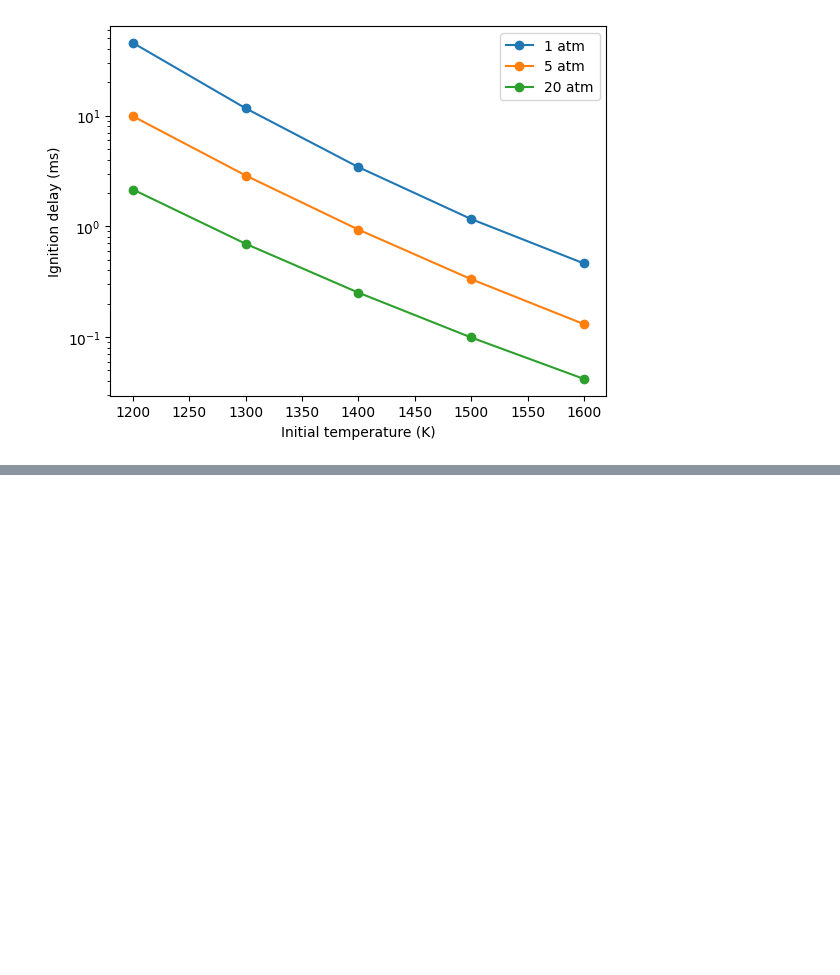
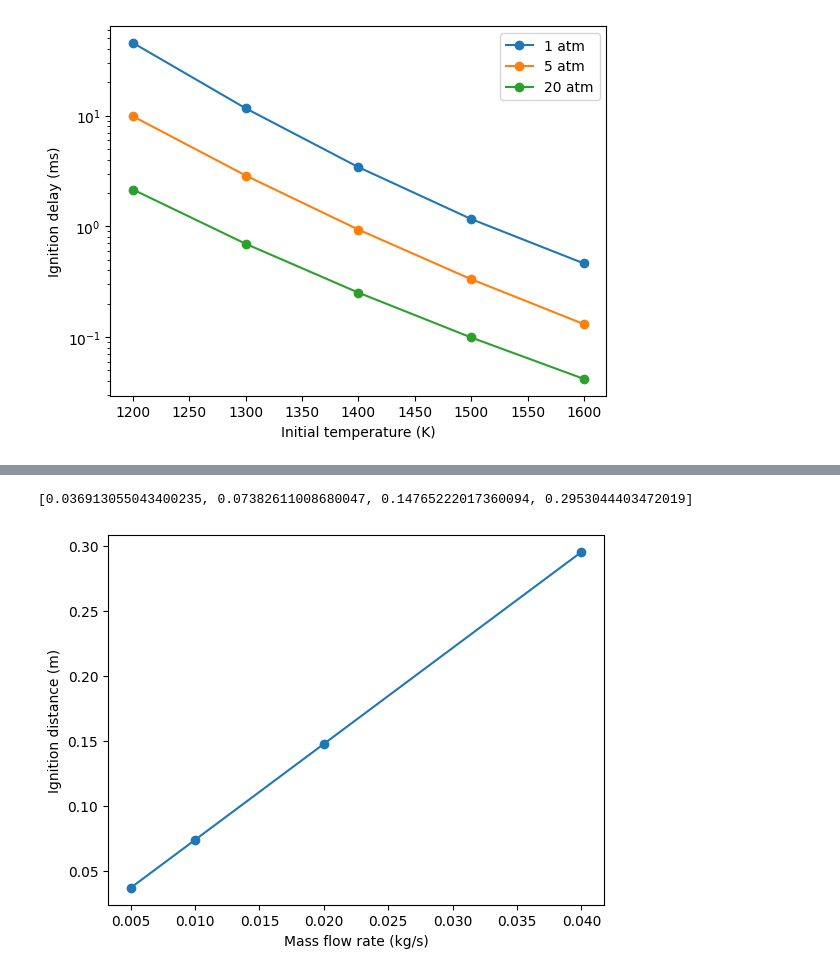
Before and after one commit to Hossain-Mahmud00/cantera-projects, a Jupyter notebook: Cantera_methane_combustion.ipynb, the cells around one changed output, grey strips where cells are left out. Saved outputs shown, nothing was run; the diff lists cells and outputs as text; code cells hidden in the pictures; blank space fills up the shorter version.

```diff
--- a/Cantera_methane_combustion.ipynb
+++ b/Cantera_methane_combustion.ipynb
@@ -188,0 +217,25 @@ plt.show()
+# %%
+
+def ignition_distance(mdot, T0=1400):
+    gas.TPX = T0, ct.one_atm, 'CH4:1, O2:2, N2:7.52'
+    r = ct.IdealGasConstPressureReactor(gas)
+    sim = ct.ReactorNet([r])
+    t, z, dt = 0.0, 0.0, 1e-5
+    while r.T < T0 + 400 and z < 2:
+        t += dt
+        sim.advance(t)
+        u = mdot / (r.thermo.density * A)
+        z += u * dt
+    return z
+
+flows = [0.005, 0.01, 0.02, 0.04]
+dist = [ignition_distance(m) for m in flows]
+print(dist)
+
+plt.plot(flows, dist, 'o-')
+plt.xlabel('Mass flow rate (kg/s)')
+plt.ylabel('Ignition distance (m)')
+plt.show()
+# %% [output]
+[0.036913055043400235, 0.07382611008680047, 0.14765222017360094, 0.2953044403472019]
+[figure, added]
```
Also changed, not shown: parts of 1 cell of this notebook.
